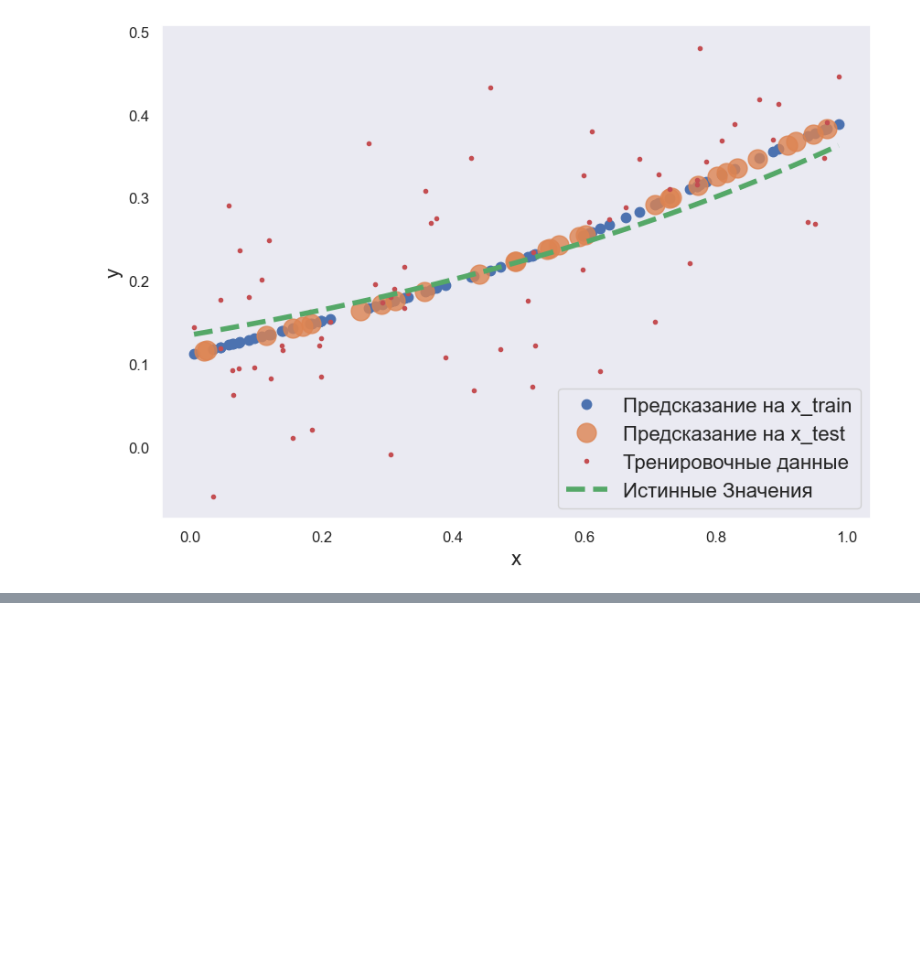
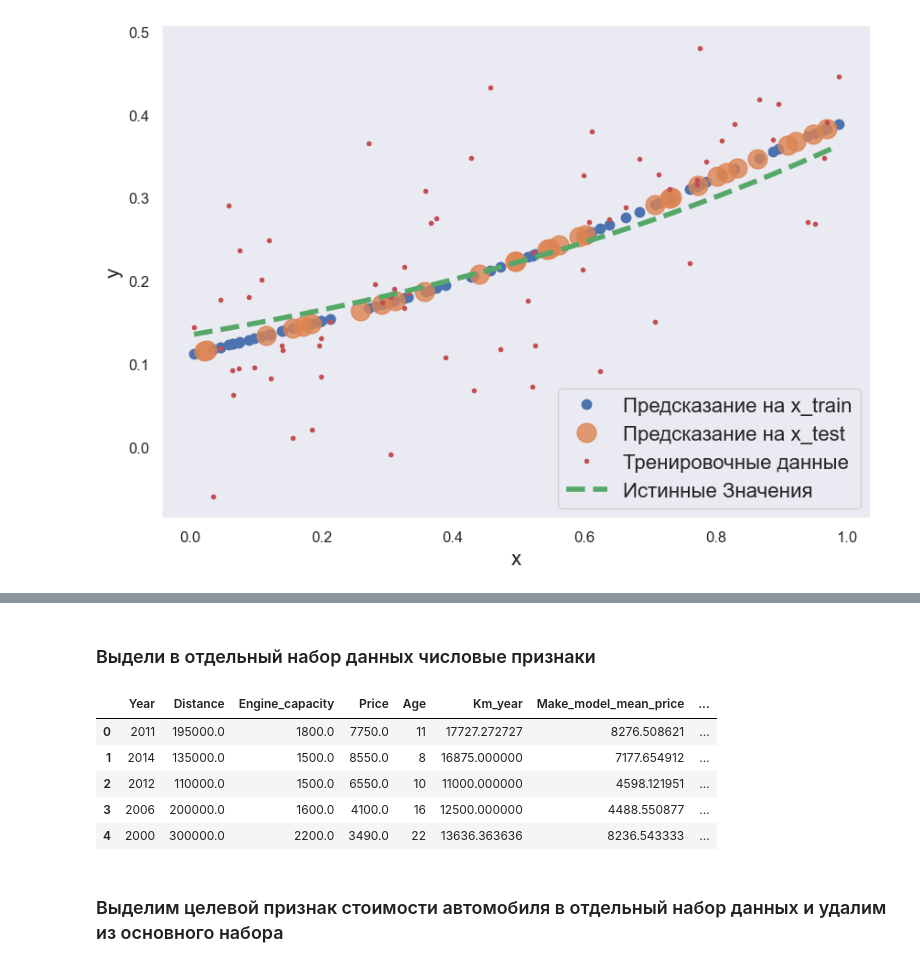
Before and after one commit to Losyash/mbml_hw, a Jupyter notebook: Math ML HW 2.ipynb, the cells around one changed output, grey strips where cells are left out. Cells and saved outputs as stored; diff of their text form; code cells hidden in the pictures; blank space fills up the shorter version.

```diff
--- a/Math ML HW 2.ipynb
+++ b/Math ML HW 2.ipynb
@@ -709,0 +766,12 @@ plot_model_class(x4_pol_train, y4_pol_train, x4_pol_test, x4_pol, y4_true, lasso
+# %%
+def split_column_by_types(df):
+    category_columns = []
+    number_columns = []
+
+    for column in df.columns:
+        if df[column].dtypes == object or df[column].dtypes == 'category':
+            category_columns += [column]
+        else:
+            number_columns += [column]
+
+    return category_columns, number_columns
@@ -709,0 +786,15 @@ plot_model_class(x4_pol_train, y4_pol_train, x4_pol_test, x4_pol, y4_true, lasso
+# %%
+car_df_number = car_df[number_columns].copy()
+# %% [markdown]
+### Выдели в отдельный набор данных числовые признаки
+# %%
+car_df_number.head(5)
+# %% [output]
+|  | Year | Distance | Engine_capacity | Price | Age | Km_year | Make_model_mean_price | ... |
+| 0 | 2011 | 195000.0 | 1800.0 | 7750.0 | 11 | 17727.272727 | 8276.508621 | ... |
+| 1 | 2014 | 135000.0 | 1500.0 | 8550.0 | 8 | 16875.000000 | 7177.654912 | ... |
+| 2 | 2012 | 110000.0 | 1500.0 | 6550.0 | 10 | 11000.000000 | 4598.121951 | ... |
+| 3 | 2006 | 200000.0 | 1600.0 | 4100.0 | 16 | 12500.000000 | 4488.550877 | ... |
+| 4 | 2000 | 300000.0 | 2200.0 | 3490.0 | 22 | 13636.363636 | 8236.543333 | ... |
+# %% [markdown]
+### Выделим целевой признак стоимости автомобиля в отдельный набор данных и удалим из основного набора
```
Also changed, not shown: parts of 13 cells of this notebook, 6 other files.
